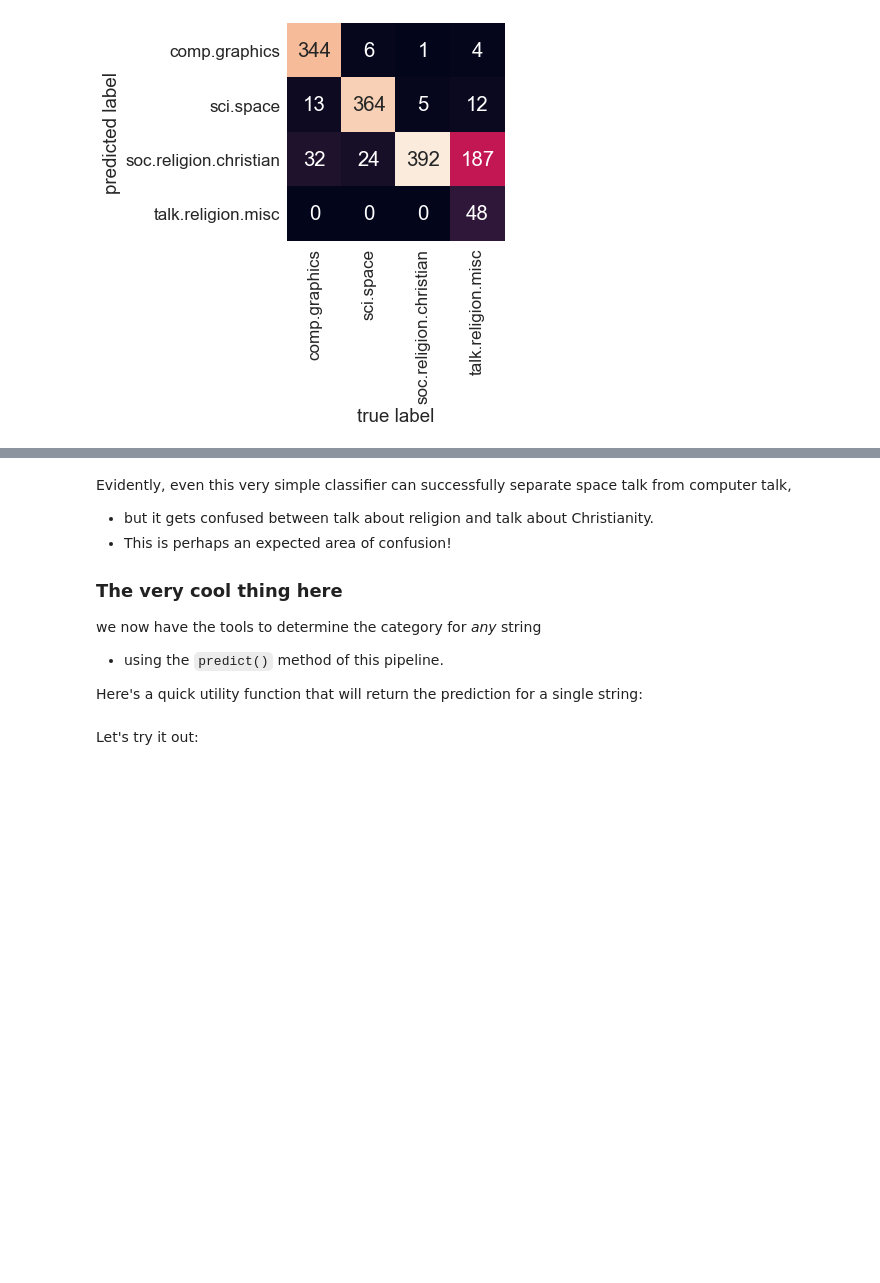
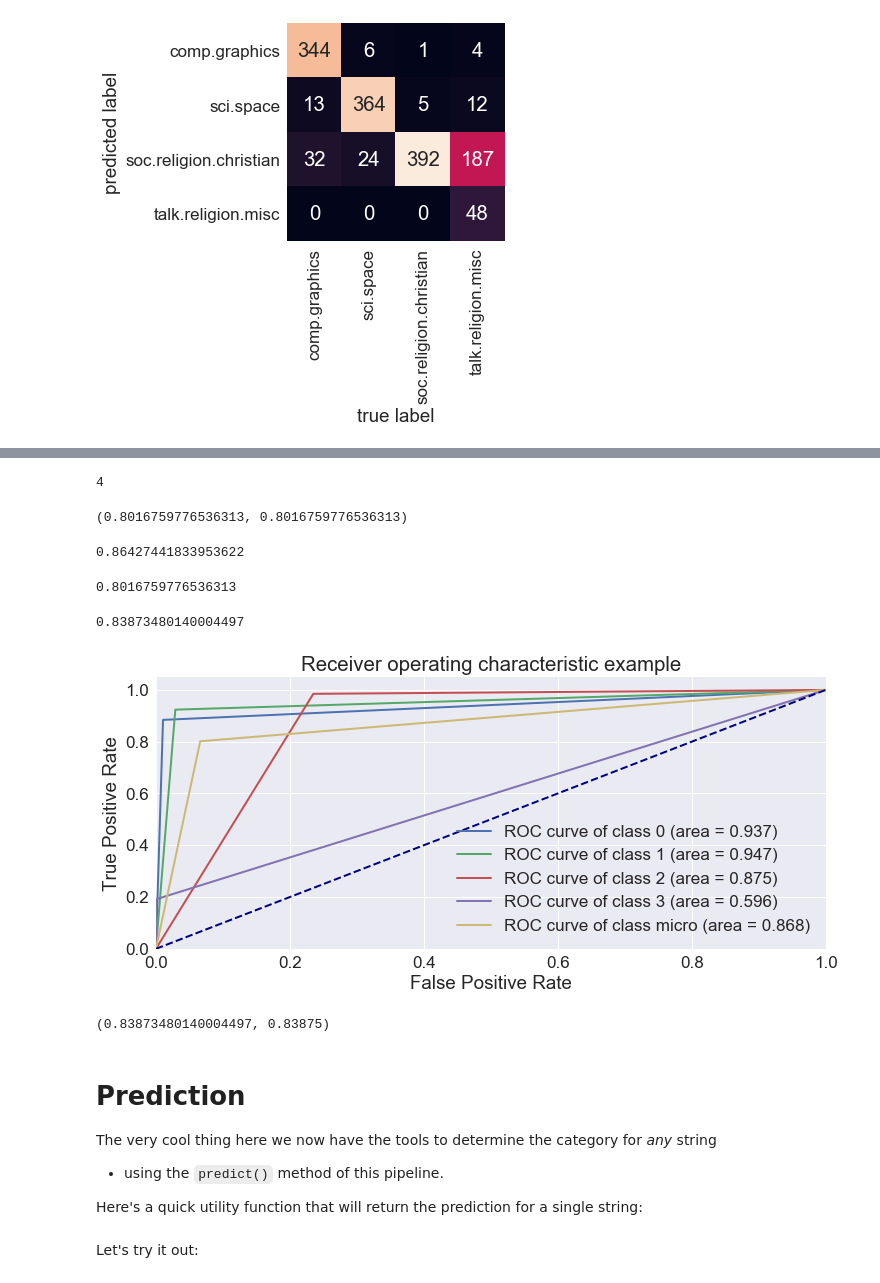
Before and after one commit to SocratesClub/datascience, a Jupyter notebook: 4.datasci/notebooks/05.05-Naive-Bayes.ipynb, the cells around one changed output, grey strips where cells are left out. Cells and saved outputs as stored; diff of their text form; code cells hidden in the pictures; blank space fills up the shorter version.

```diff
--- a/4.datasci/notebooks/05.05-Naive-Bayes.ipynb
+++ b/4.datasci/notebooks/05.05-Naive-Bayes.ipynb
@@ -321,9 +356,64 @@ plt.ylabel('predicted label');
+# %%
+from sklearn.preprocessing import label_binarize
+ytest = label_binarize(test.target, classes=range(n_classes))
+ypred = label_binarize(labels, classes=range(n_classes))
+
+n_classes = ytest.shape[1]
+n_classes
+# %% [output]
+4
+# %%
+accuracy_score(ytest, ypred), accuracy_score(test.target, labels)
+# %% [output]
+(0.8016759776536313, 0.8016759776536313)
+# %%
+precision_score(ytest, ypred, average = 'weighted')
+# %% [output]
+0.86427441833953622
+# %%
+recall_score(ytest, ypred, average = 'weighted')
+# %% [output]
+0.8016759776536313
+# %%
+roc_auc_score(ytest, ypred)
+# %% [output]
+0.83873480140004497
+# %%
+# Compute ROC curve and ROC area for each class
+fpr = dict()
+tpr = dict()
+roc_auc = dict()
+for i in range(n_classes):
+    fpr[i], tpr[i], _ = roc_curve(ytest[:, i], ypred[:, i])
+    roc_auc[i] = auc(fpr[i], tpr[i])
+
+# Compute micro-average ROC curve and ROC area
+fpr["micro"], tpr["micro"], _ = roc_curve(ytest.ravel(), ypred.ravel())
+roc_auc["micro"] = auc(fpr["micro"], tpr["micro"])
+# %%
+plt.figure(figsize = [12, 5])
+for i in fpr:
+    plt.plot(fpr[i], tpr[i], lw=2, label='ROC curve of class {0} (area = {1:0.3f})'
+             ''.format(i, roc_auc[i]))
+plt.plot([0, 1], [0, 1], color='navy', lw=2, linestyle='--')
+plt.xlim([0.0, 1.0])
+plt.ylim([0.0, 1.05])
+plt.xlabel('False Positive Rate')
+plt.ylabel('True Positive Rate')
+plt.title('Receiver operating characteristic example')
+plt.legend(loc="lower right")
+plt.show()
+# %% [output]
+[figure, added]
+# %%
+roc_auc_score(ytest, ypred), (0.937 + 0.947 + 0.875 + 0.596)/4
+# %% [output]
+(0.83873480140004497, 0.83875)
 # %% [markdown]
-Evidently, even this very simple classifier can successfully separate space talk from computer talk,
-- but it gets confused between talk about religion and talk about Christianity.
-- This is perhaps an expected area of confusion!
 
-### The very cool thing here
+# Prediction
+
+The very cool thing here
 we now have the tools to determine the category for *any* string
 - using the ``predict()`` method of this pipeline.
 
```
Also changed, not shown: parts of 17 cells of this notebook, 4 other files.
